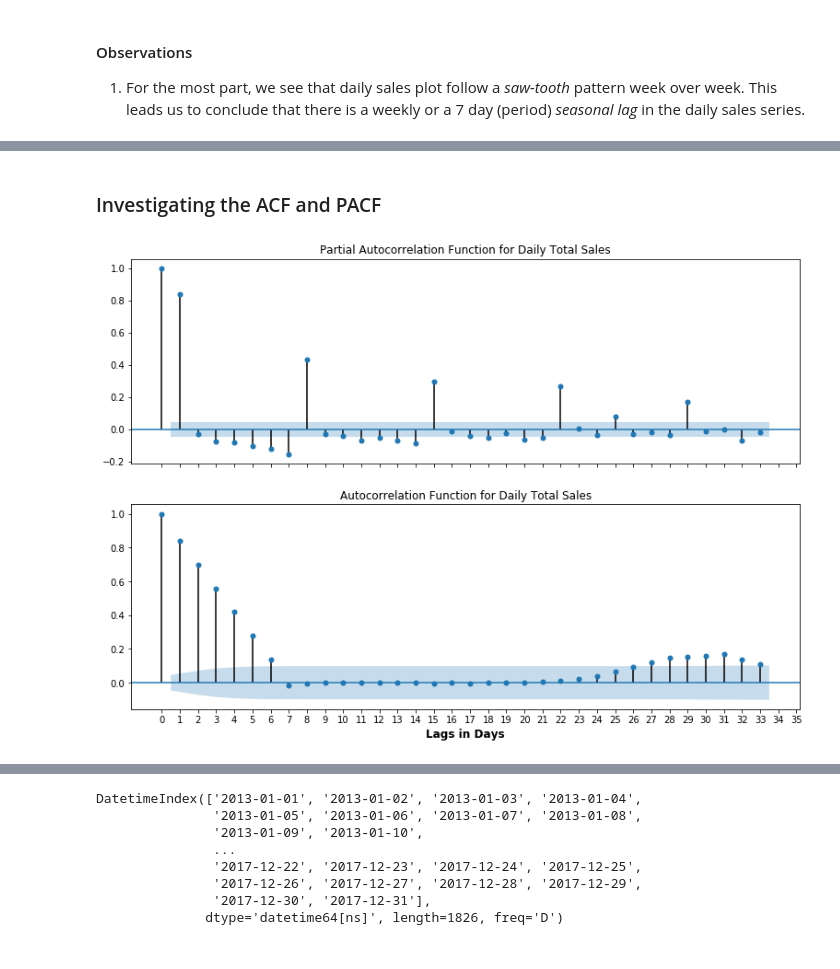
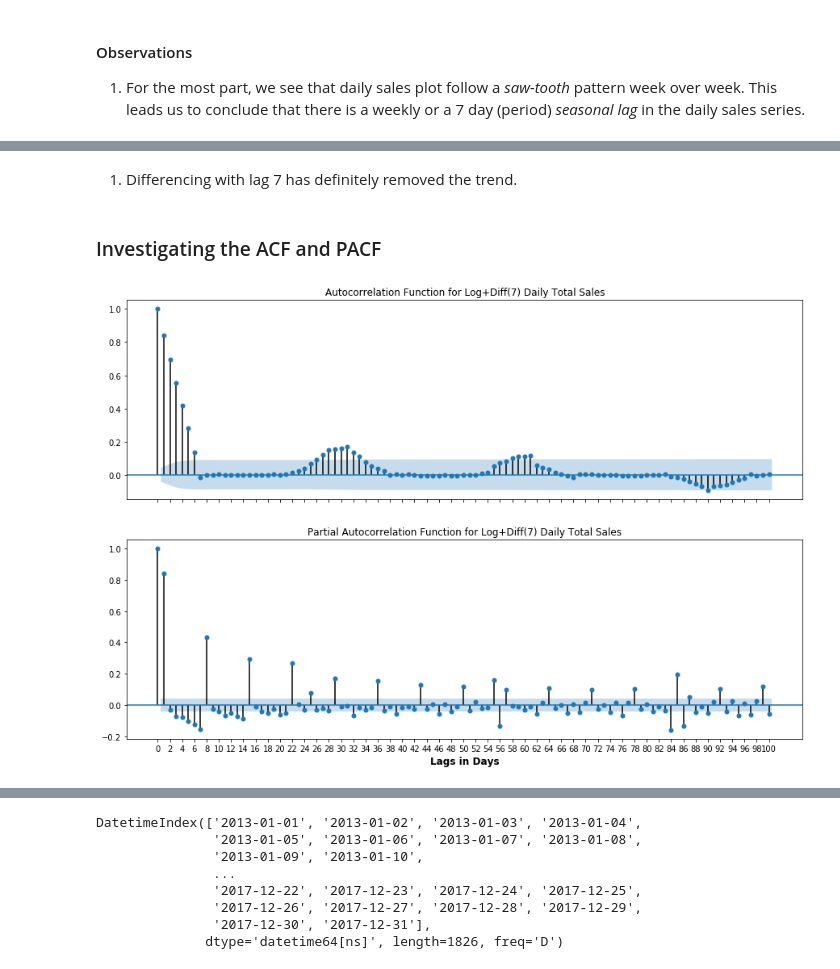
Before and after one commit to sanjeevgadre/Kaggle-Time-Series, a Jupyter notebook: EDA.ipynb, the cells around one changed output, grey strips where cells are left out. Saved outputs shown, nothing was run; the diff lists cells and outputs as text; code cells hidden in the pictures.

```diff
--- a/EDA.ipynb
+++ b/EDA.ipynb
@@ -349,0 +342,16 @@ Critical Values:
+# %%
+dailysales_all_log_diff = np.log(dailysales_all).diff(7)
+
+fig, ax = plt.subplots(nrows = 2, figsize = (15, 10), sharex = True)
+plt.suptitle('Comparing Log of Daily Total Sales and Log+Diff(7) of Daily Total Sales',
+             x = 0.5, y = 0.95, fontsize = 14, fontweight = 'bold')
+
+ax[0].plot(dailysales_all_log)
+ax[0].set_title('Log of Daily Total Sales')
+ax[0].set_ylim((dailysales_all_log.min() - 0.1, dailysales_all_log.max() + 0.1))
+ax[1].plot(dailysales_all_log_diff)
+ax[1].set_title('Log+Diff(7) of Daily Total Sales')
+ax[1].set_ylim((dailysales_all_log_diff.min() - 0.01, dailysales_all_log_diff.max() + 0.01))
+plt.grid(b = True, axis = 'y')
+
+plt.show()
@@ -350,18 +360,22 @@ Critical Values:
+# %% [markdown]
+<ol>
+    <li>Differencing with lag 7 has definitely removed the trend.
+</ol>
 # %% [markdown]
 ### Investigating the ACF and PACF
 # %%
-fig, (ax1, ax2) = plt.subplots(nrows = 2, figsize = (13, 9), sharex = True)
+dailysales_all_log_diff = dailysales_all_log_diff.dropna()
 
-tsaplots.plot_pacf(dailysales_all_trans, ax = ax1,
-                   title = 'Partial Autocorrelation Function for Daily Total Sales')
+fig, (ax1, ax2) = plt.subplots(nrows = 2, figsize = (15, 10), sharex = True)
 
-tsaplots.plot_acf(dailysales_all_trans, ax = ax2,
-                  title = 'Autocorrelation Function for Daily Total Sales')
-ax2.set_xticks(np.arange(0, 36))
+tsaplots.plot_acf(dailysales_all_log_diff, ax = ax1, lags = 100, alpha = 0.075,
+                  title = 'Autocorrelation Function for Log+Diff(7) Daily Total Sales')
+tsaplots.plot_pacf(dailysales_all_log_diff, ax = ax2, lags = 100, alpha = 0.075,
+                   title = 'Partial Autocorrelation Function for Log+Diff(7) Daily Total Sales')
+
+ax2.set_xticks(np.arange(0, 101, 2))
 ax2.set_xlabel('Lags in Days', fontsize = '12', fontweight = 'bold')
 
-
-
 plt.show()
 # %% [output]
-[figure, old version]
+[figure, new version]
```
Also changed, not shown: parts of 12 cells of this notebook.
